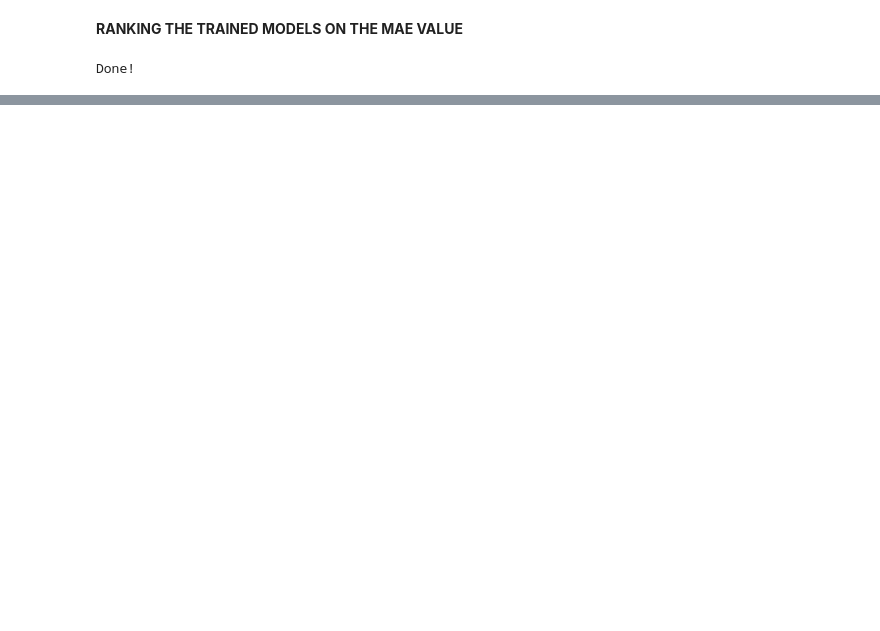
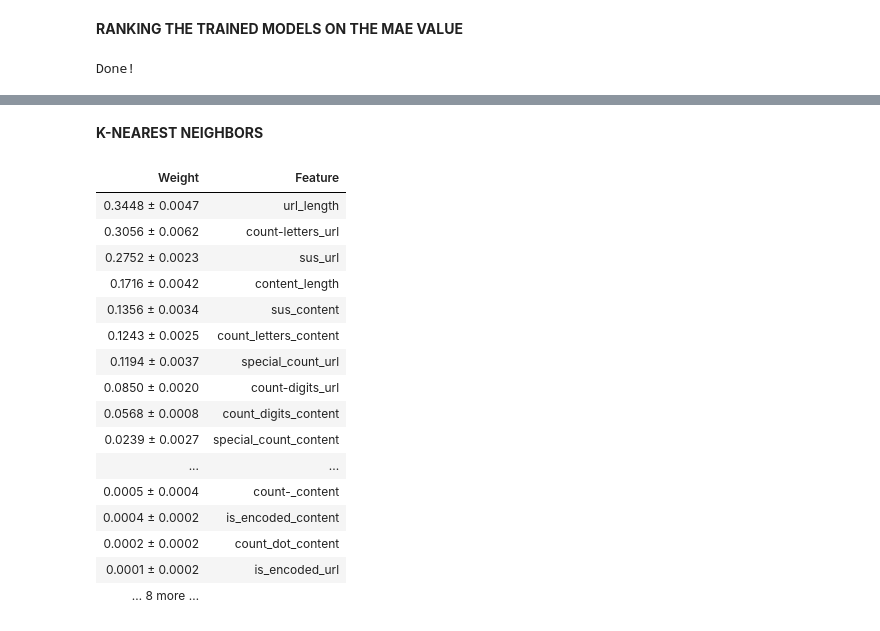
Before and after one commit to MonicaMedhat20/Web-Application-Firewall-WAF-Enhancement-, a Jupyter notebook: csic-2010-web-application-attacks-classifier.ipynb, the cells around one changed output, grey strips where cells are left out. Saved outputs shown, nothing was run; the diff lists cells and outputs as text; code cells hidden in the pictures; blank space fills up the shorter version.

```diff
--- a/csic-2010-web-application-attacks-classifier.ipynb
+++ b/csic-2010-web-application-attacks-classifier.ipynb
@@ -1271,0 +1084,23 @@ Rank 6: NB - ACC: 0.6984 - Accuracy: 69.84%
+# %% [markdown]
+**K-NEAREST NEIGHBORS**
+# %%
+perm = PermutationImportance(final_model, random_state=1).fit(x_ts, y_ts) #final_model is the knn_model with n_neighbors = 11
+eli5.show_weights(perm, feature_names=x_ts.columns.tolist())
+# %% [output]
+| Weight | Feature |
+| 0.3448 ± 0.0047 | url_length |
+| 0.3056 ± 0.0062 | count-letters_url |
+| 0.2752 ± 0.0023 | sus_url |
+| 0.1716 ± 0.0042 | content_length |
+| 0.1356 ± 0.0034 | sus_content |
+| 0.1243 ± 0.0025 | count_letters_content |
+| 0.1194 ± 0.0037 | special_count_url |
+| 0.0850 ± 0.0020 | count-digits_url |
+| 0.0568 ± 0.0008 | count_digits_content |
+| 0.0239 ± 0.0027 | special_count_content |
+| ... | ... |
+| 0.0005 ± 0.0004 | count-_content |
+| 0.0004 ± 0.0002 | is_encoded_content |
+| 0.0002 ± 0.0002 | count_dot_content |
+| 0.0001 ± 0.0002 | is_encoded_url |
+| … 8 more … |  |
```
Also changed, not shown: parts of 30 cells of this notebook.
